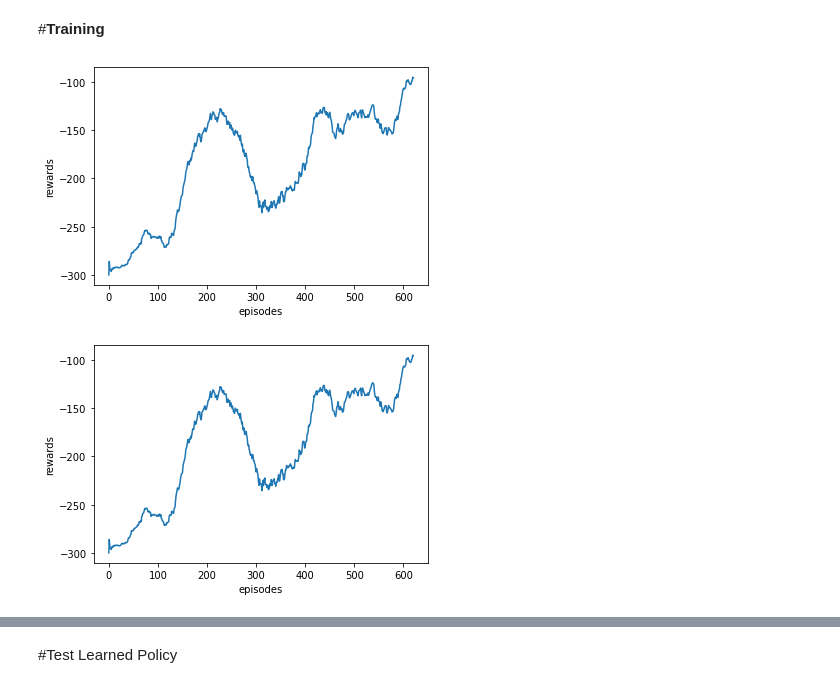
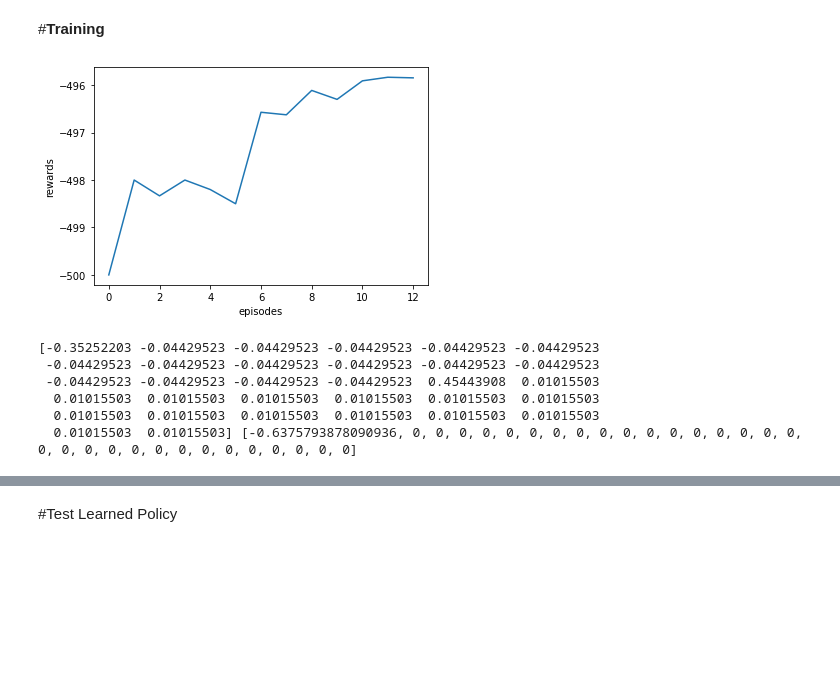
Before and after one commit to Bharath2/cube, a Jupyter notebook: flexible_link_16.ipynb, the cells around one changed output, grey strips where cells are left out. Drawn from its saved outputs; the diff is of its cells as text; code cells hidden in the pictures; blank space fills up the shorter version.

```diff
--- a/flexible_link_16.ipynb
+++ b/flexible_link_16.ipynb
@@ -166,7 +156,7 @@ class FlexibleEnv():
     parse_ins = Parser(plant).AddModelFromFile('./model.urdf')
     #Add Revolute spring
     for i in range(2,17):
-      plant.AddForceElement(RevoluteSpring(plant.GetJointByName(f"theta{i}", parse_ins), 0, 5))
+      plant.AddForceElement(RevoluteSpring(plant.GetJointByName(f"theta{i}", parse_ins), 0, 1))
     plant.Finalize()
     self.plant = plant
 
@@ -180,7 +170,7 @@ class FlexibleEnv():
                 delete_prefix_on_load=True)
       #set planar view instead of 3d view
       self.visualizer.set_planar_viewpoint(camera_position=[0, 0, 1],
-                                  xmin=-3, xmax=1, ymin=-2, ymax=2)
+                                  xmin=-1.5, xmax=0.5, ymin=-1, ymax=1)
 
     self.diagram = builder.Build()
 
@@ -330,7 +320,8 @@ def plot(reward):
 def Reward(states, goal_states, epsilon):
 
   dist = (states[:,0] - goal_states[:,0])**2
-  dist += (states[:,5] - goal_states[:,5])**2
+  dist += (states[:,3] - goal_states[:,3])**2
+  dist += 0.05*(states[:,12] - goal_states[:,12])**2
   dist = (dist)**(0.5)
 
   #reward is 0 if dist < epsilon, -1 if dist > epsilon
@@ -525,7 +516,7 @@ def Optimize(model, optimizer, loss):
     optimizer.zero_grad()
     loss.backward()
     for param in model.parameters():
-        param.grad.data.clamp_(-1, 1)
+        param.grad.data.clamp_(-2, 2)
         # param.grad.data[torch.isnan(param.grad.data)] = 0
     optimizer.step()
 # %%
@@ -605,38 +596,44 @@ def train_step():
 #**Training**
 # %%
 env = FlexibleEnv()
-
-for i_episode in tqdm(range(10)):
+avg_rewards = []
+for i_episode in tqdm(range(200)):
 
   state = env.reset()
   total_reward = 0
   goal_state = [np.random.uniform(-1,1)]+ [0]*31
 
   print(state, goal_state)
 
   for steps in range(500):
 
     action = actor.choose_action(state, goal_state)
     next_state = env.step(action)
     memory.add_transition(state, goal_state, action[0], next_state)
 
     dist = (state[0] - goal_state[0])**2
-    dist += (state[5] - goal_state[5])**2
+    dist += (state[3] - goal_state[3])**2
+    dist += 0.05*(state[12] - goal_state[12])**2
     dist = (dist)**(0.5)
     dist = -int(dist>epsilon)
     total_reward += dist
 
     state = next_state
 
   memory.add_goal_states()
   for _ in range(300):
     train_step()
 
   # epsilon *= 0.998
   reward_list.append(total_reward)
   avg_rewards.append(np.mean(reward_list[-40:]))
 
   plot(avg_rewards)
 # %% [output]
-[figure, old version]
+[figure, new version]
-[figure, removed]
+[-0.35252203 -0.04429523 -0.04429523 -0.04429523 -0.04429523 -0.04429523
+ -0.04429523 -0.04429523 -0.04429523 -0.04429523 -0.04429523 -0.04429523
+ -0.04429523 -0.04429523 -0.04429523 -0.04429523  0.45443908  0.01015503
+  0.01015503  0.01015503  0.01015503  0.01015503  0.01015503  0.01015503
+  0.01015503  0.01015503  0.01015503  0.01015503  0.01015503  0.01015503
+  0.01015503  0.01015503] [-0.6375793878090936, 0, 0, 0, 0, 0, 0, 0, 0, 0, 0, 0, 0, 0, 0, 0, 0, 0, 0, 0, 0, 0, 0, 0, 0, 0, 0, 0, 0, 0, 0, 0]
```
Also changed, not shown: parts of 18 cells of this notebook.
